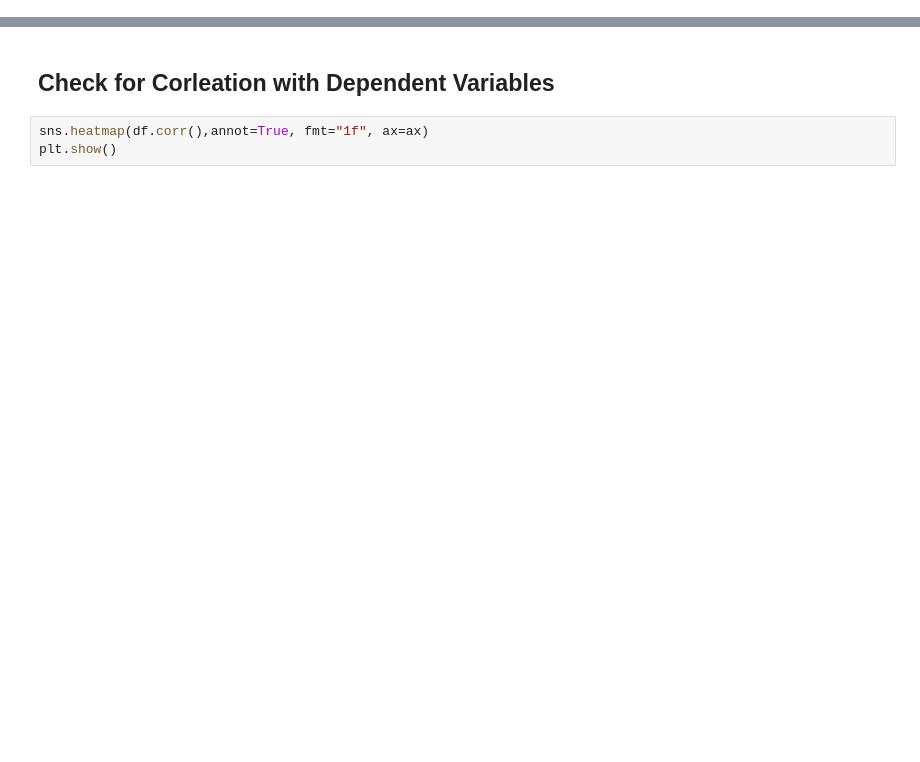
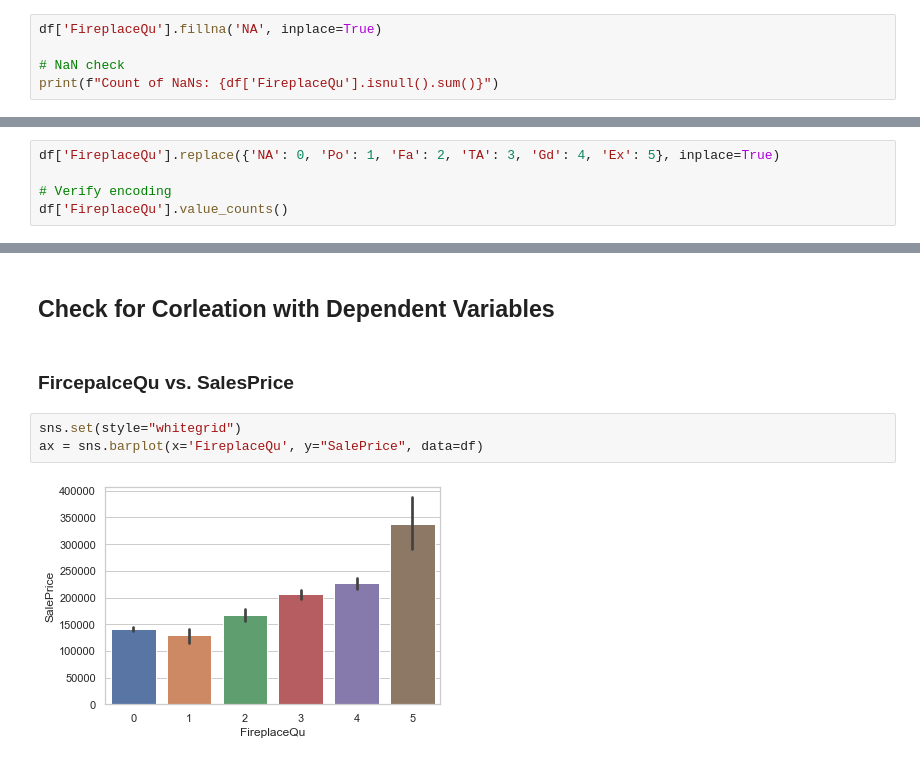
Before and after one commit to DrakeData/House_Price_EDA, a Jupyter notebook: MSDS422_Assignment1.ipynb, the cells around one changed output, grey strips where cells are left out. Saved outputs shown, nothing was run; the diff lists cells and outputs as text; blank space fills up the shorter version.

```diff
--- a/MSDS422_Assignment1.ipynb
+++ b/MSDS422_Assignment1.ipynb
@@ -122,0 +142,5 @@ Name: FireplaceQu, dtype: int64
+# %%
+df['FireplaceQu'].fillna('NA', inplace=True)
+
+# NaN check
+print(f"Count of NaNs: {df['FireplaceQu'].isnull().sum()}")
@@ -122,0 +158,5 @@ Name: FireplaceQu, dtype: int64
+# %%
+df['FireplaceQu'].replace({'NA': 0, 'Po': 1, 'Fa': 2, 'TA': 3, 'Gd': 4, 'Ex': 5}, inplace=True)
+
+# Verify encoding
+df['FireplaceQu'].value_counts()
@@ -123,5 +185,9 @@ Name: FireplaceQu, dtype: int64
 # %% [markdown]
 ## Check for Corleation with Dependent Variables
-# %%
-sns.heatmap(df.corr(),annot=True, fmt="1f", ax=ax)
-plt.show()
+# %% [markdown]
+### FircepalceQu vs. SalesPrice
+# %%
+sns.set(style="whitegrid")
+ax = sns.barplot(x='FireplaceQu', y="SalePrice", data=df)
+# %% [output]
+[figure, added]
```
Also changed, not shown: parts of 13 cells of this notebook.
